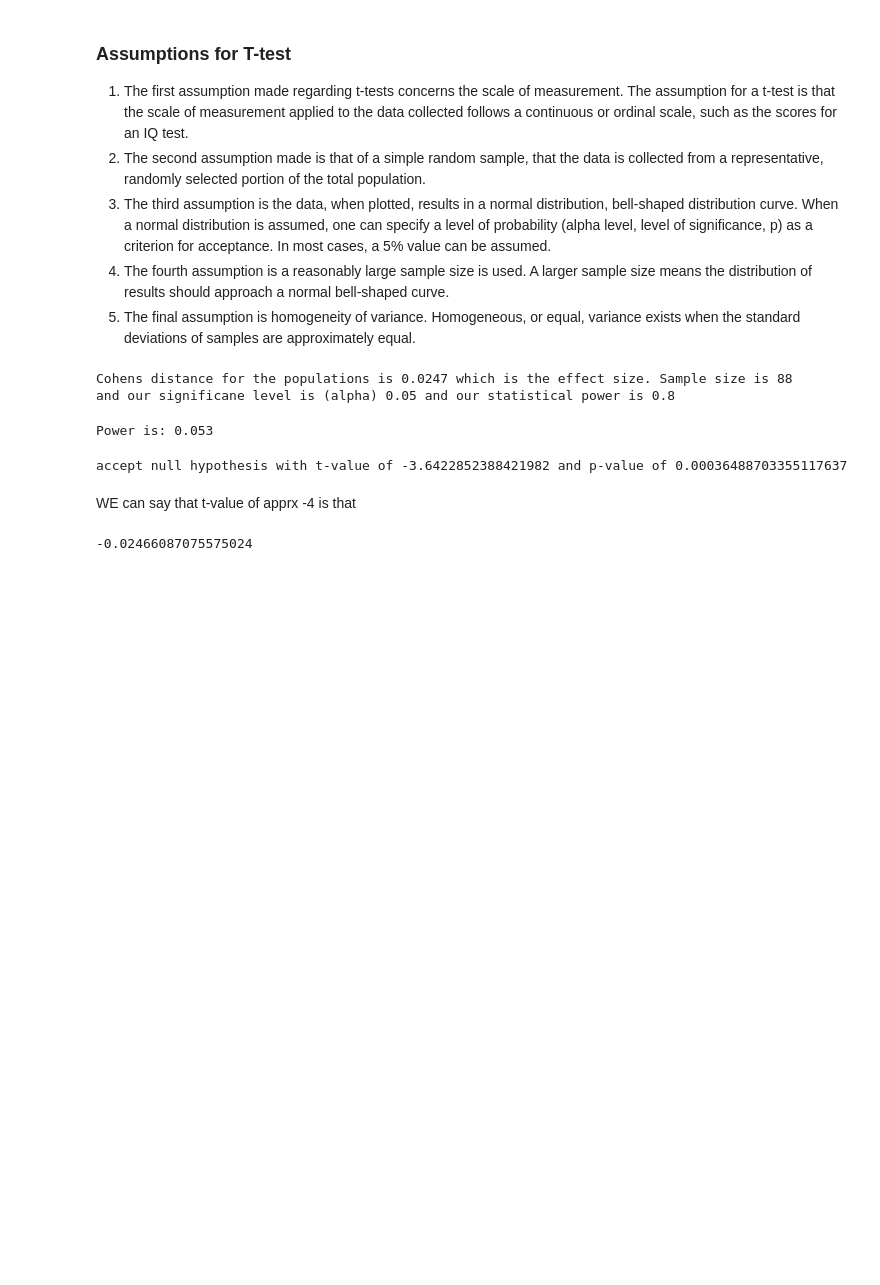
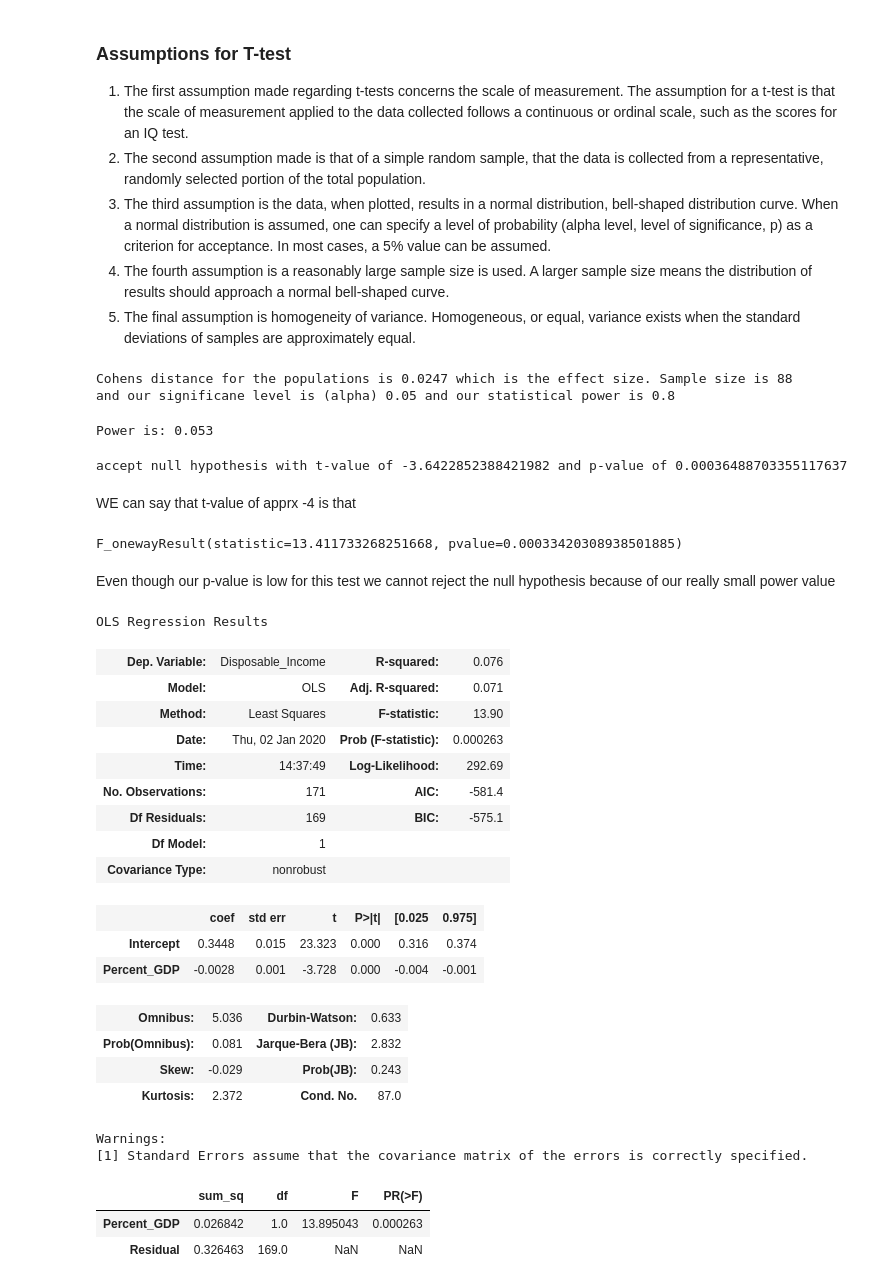
Before and after one commit to 1Banji/Mod-3-Project, a Jupyter notebook: Kaan/Q2.ipynb, the cells around one changed output. Saved outputs shown, nothing was run; the diff lists cells and outputs as text; code cells hidden in the pictures; blank space fills up the shorter version.

```diff
--- a/Kaan/Q2.ipynb
+++ b/Kaan/Q2.ipynb
@@ -275,7 +264,9 @@ else:
 accept null hypothesis with t-value of -3.6422852388421982 and p-value of 0.00036488703355117637
 # %% [markdown]
 WE can say that t-value of apprx -4 is that
-# %%
-more_df['Disposable Income'].mean() - less_df['Disposable Income'].mean()
-# %% [output]
--0.02466087075575024
+# %%
+stats.f_oneway(more_df['Disposable_Income'], less_df['Disposable_Income'])
+# %% [output]
+F_onewayResult(statistic=13.411733268251668, pvalue=0.00033420308938501885)
+# %% [markdown]
+Even though our p-value is low for this test we cannot reject the null hypothesis because of our really small power value
@@ -281,0 +276,30 @@ more_df['Disposable Income'].mean() - less_df['Disposable Income'].mean()
+# %%
+results = ols('Disposable_Income ~ Percent_GDP', data=df).fit()
+results.summary()
+# %% [output]
+OLS Regression Results
+| Dep. Variable: | Disposable_Income | R-squared: | 0.076 |
+| Model: | OLS | Adj. R-squared: | 0.071 |
+| Method: | Least Squares | F-statistic: | 13.90 |
+| Date: | Thu, 02 Jan 2020 | Prob (F-statistic): | 0.000263 |
+| Time: | 14:37:49 | Log-Likelihood: | 292.69 |
+| No. Observations: | 171 | AIC: | -581.4 |
+| Df Residuals: | 169 | BIC: | -575.1 |
+| Df Model: | 1 |  |  |
+| Covariance Type: | nonrobust |  |  |
+|  | coef | std err | t | P>|t| | [0.025 | 0.975] |
+| Intercept | 0.3448 | 0.015 | 23.323 | 0.000 | 0.316 | 0.374 |
+| Percent_GDP | -0.0028 | 0.001 | -3.728 | 0.000 | -0.004 | -0.001 |
+| Omnibus: | 5.036 | Durbin-Watson: | 0.633 |
+| Prob(Omnibus): | 0.081 | Jarque-Bera (JB): | 2.832 |
+| Skew: | -0.029 | Prob(JB): | 0.243 |
+| Kurtosis: | 2.372 | Cond. No. | 87.0 |
+Warnings:
+[1] Standard Errors assume that the covariance matrix of the errors is correctly specified.
+# %%
+aov_table = sm.stats.anova_lm(results, typ=2)
+aov_table
+# %% [output]
+|  | sum_sq | df | F | PR(>F) |
+| Percent_GDP | 0.026842 | 1.0 | 13.895043 | 0.000263 |
+| Residual | 0.326463 | 169.0 | NaN | NaN |
```
Also changed, not shown: parts of 12 cells of this notebook, 8 other files.
